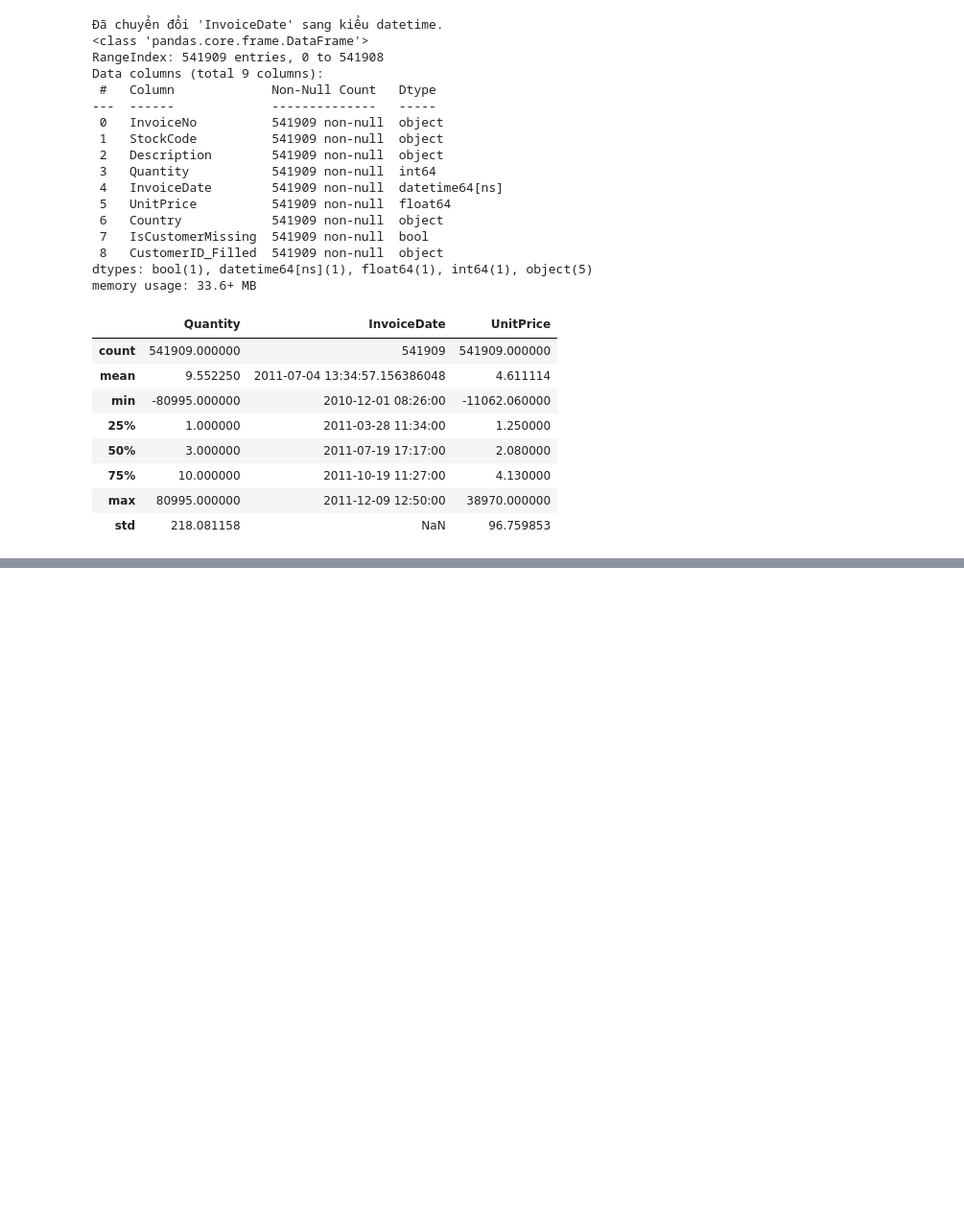
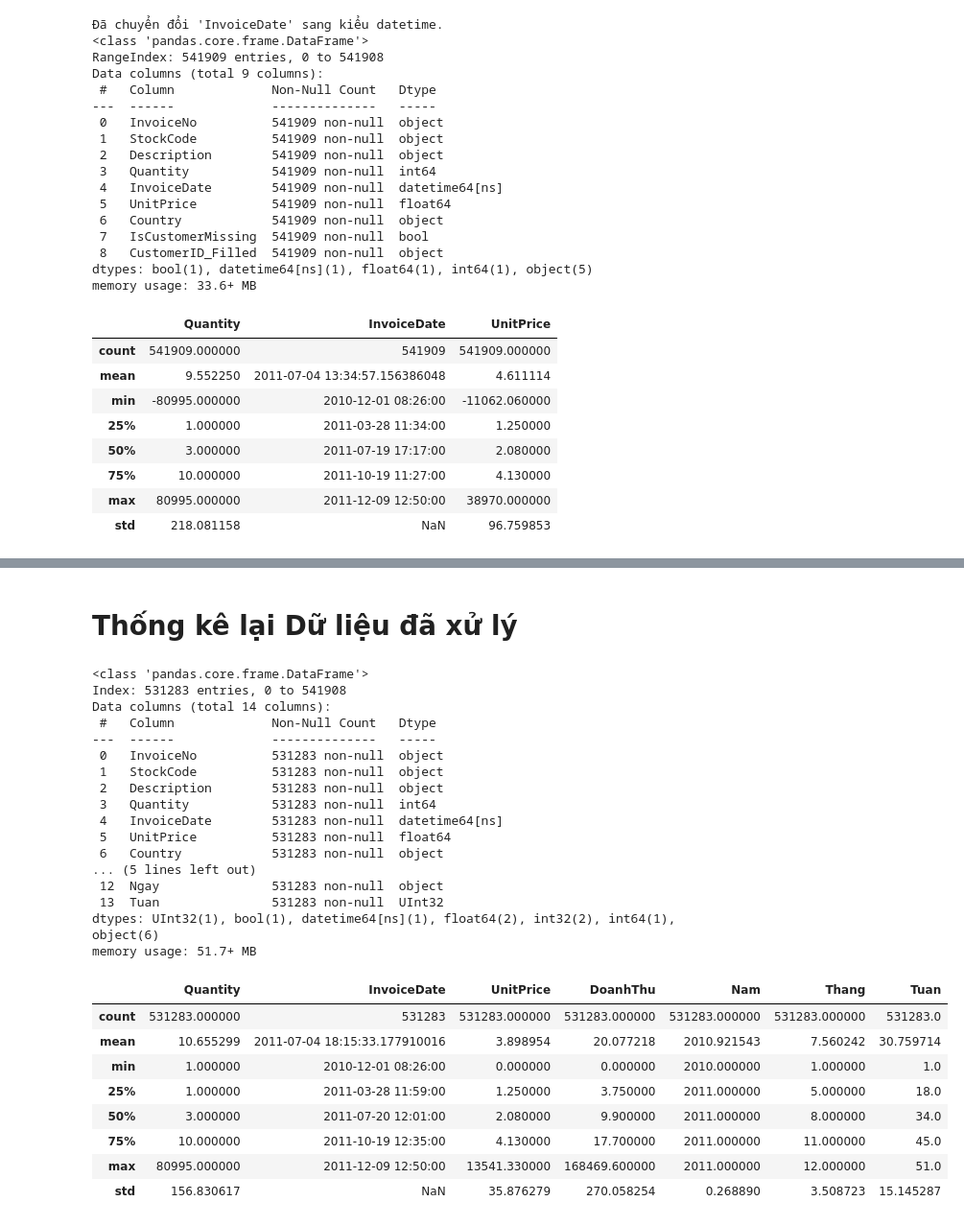
Before and after one commit to CoNhanQuy/CN-DA22TTB-CoNhanQuy-PhanTichDuLieu, a Jupyter notebook: CN-DA22TTB-CoNhanQuy-PTDL-python.ipynb, the cells around one changed output, grey strips where cells are left out. Shown at 96% size. Cells and saved outputs as stored; diff of their text form; code cells hidden in the pictures; blank space fills up the shorter version.

```diff
--- a/CN-DA22TTB-CoNhanQuy-PTDL-python.ipynb
+++ b/CN-DA22TTB-CoNhanQuy-PTDL-python.ipynb
@@ -232,0 +277,32 @@ memory usage: 33.6+ MB
+# %%
+def xu_ly_gia_tri_am(df):
+    df_clean = df.copy()
+
+    print("=== XỬ LÝ GIÁ TRỊ ÂM ===")
+
+    # 1. Phân tích giá trị âm chi tiết
+    print("PHÂN TÍCH GIÁ TRỊ ÂM:")
+    print(f"- Số giao dịch Quantity âm: {len(df_clean[df_clean['Quantity'] < 0])}")
+    print(f"- Số giao dịch UnitPrice âm: {len(df_clean[df_clean['UnitPrice'] < 0])}")
+    print(f"- Số giao dịch DoanhThu âm: {len(df_clean[df_clean['DoanhThu'] < 0])}")
+
+    # 2. Xem chi tiết các giao dịch UnitPrice âm
+    gia_am = df_clean[df_clean['UnitPrice'] < 0]
+    print(f"\nCHI TIẾT GIAO DỊCH UNITPRICE ÂM:")
+    print(gia_am[['StockCode', 'Description', 'Quantity', 'UnitPrice', 'DoanhThu']])
+
+    # 3. Xử lý: Loại bỏ giao dịch UnitPrice âm (có thể là lỗi data)
+    df_clean = df_clean[df_clean['UnitPrice'] >= 0]
+
+    # 4. Tạo dataset cho phân tích (loại bỏ hàng trả lại)
+    df_analysis = df_clean[df_clean['Quantity'] > 0]
+
+    print(f"\nSAU KHI XỬ LÝ:")
+    print(f"- Dataset gốc: {len(df)} dòng")
+    print(f"- Sau khi loại UnitPrice âm: {len(df_clean)} dòng")
+    print(f"- Dataset phân tích (không có trả hàng): {len(df_analysis)} dòng")
+
+    return df_analysis
+
+# Áp dụng xử lý
+df_analysis = xu_ly_gia_tri_am(df_final)
@@ -232,0 +325,32 @@ memory usage: 33.6+ MB
+# %% [markdown]
+# **Thống kê lại Dữ liệu đã xử lý**
+# %%
+df_analysis.info()
+df_analysis.describe()
+# %% [output]
+<class 'pandas.core.frame.DataFrame'>
+Index: 531283 entries, 0 to 541908
+Data columns (total 14 columns):
+ #   Column             Non-Null Count   Dtype
+---  ------             --------------   -----
+ 0   InvoiceNo          531283 non-null  object
+ 1   StockCode          531283 non-null  object
+ 2   Description        531283 non-null  object
+ 3   Quantity           531283 non-null  int64
+ 4   InvoiceDate        531283 non-null  datetime64[ns]
+ 5   UnitPrice          531283 non-null  float64
+ 6   Country            531283 non-null  object
+... (5 lines left out)
+ 12  Ngay               531283 non-null  object
+ 13  Tuan               531283 non-null  UInt32
+dtypes: UInt32(1), bool(1), datetime64[ns](1), float64(2), int32(2), int64(1), object(6)
+memory usage: 51.7+ MB
+|  | Quantity | InvoiceDate | UnitPrice | DoanhThu | Nam | Thang | Tuan |
+| count | 531283.000000 | 531283 | 531283.000000 | 531283.000000 | 531283.000000 | 531283.000000 | 531283.0 |
+| mean | 10.655299 | 2011-07-04 18:15:33.177910016 | 3.898954 | 20.077218 | 2010.921543 | 7.560242 | 30.759714 |
+| min | 1.000000 | 2010-12-01 08:26:00 | 0.000000 | 0.000000 | 2010.000000 | 1.000000 | 1.0 |
+| 25% | 1.000000 | 2011-03-28 11:59:00 | 1.250000 | 3.750000 | 2011.000000 | 5.000000 | 18.0 |
+| 50% | 3.000000 | 2011-07-20 12:01:00 | 2.080000 | 9.900000 | 2011.000000 | 8.000000 | 34.0 |
+| 75% | 10.000000 | 2011-10-19 12:35:00 | 4.130000 | 17.700000 | 2011.000000 | 11.000000 | 45.0 |
+| max | 80995.000000 | 2011-12-09 12:50:00 | 13541.330000 | 168469.600000 | 2011.000000 | 12.000000 | 51.0 |
+| std | 156.830617 | NaN | 35.876279 | 270.058254 | 0.268890 | 3.508723 | 15.145287 |
```
Also changed, not shown: parts of 15 cells of this notebook.
